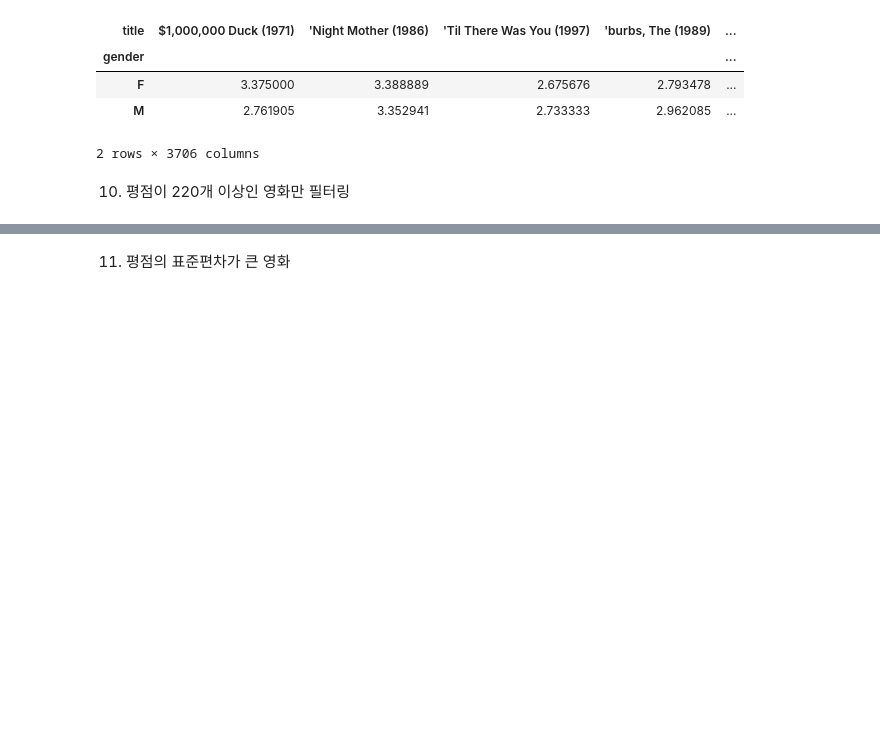
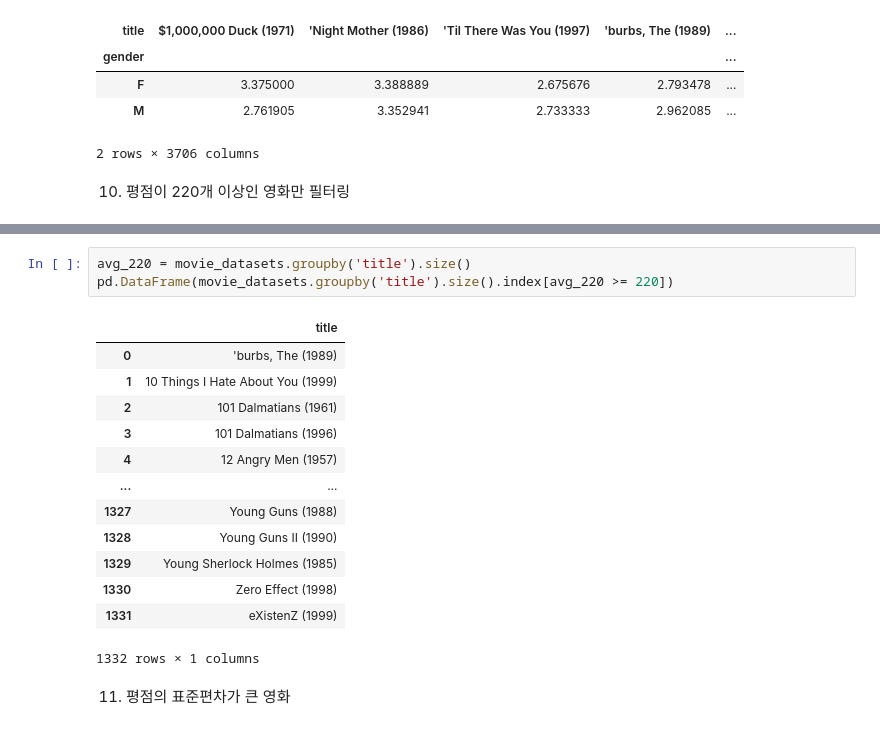
Before and after one commit to dhdmsdud/TIL, a Jupyter notebook: MachinLearning/Pandas[test].ipynb, the cells around one changed output, grey strips where cells are left out. Cells and saved outputs as stored; diff of their text form; blank space fills up the shorter version.

```diff
--- a/MachinLearning/Pandas[test].ipynb
+++ b/MachinLearning/Pandas[test].ipynb
@@ -235,2 +238,19 @@ avg_220_filter
+# %%
+avg_220 = movie_datasets.groupby('title').size()
+pd.DataFrame(movie_datasets.groupby('title').size().index[avg_220 >= 220])
+# %% [output]
+|  | title |
+| 0 | 'burbs, The (1989) |
+| 1 | 10 Things I Hate About You (1999) |
+| 2 | 101 Dalmatians (1961) |
+| 3 | 101 Dalmatians (1996) |
+| 4 | 12 Angry Men (1957) |
+| ... | ... |
+| 1327 | Young Guns (1988) |
+| 1328 | Young Guns II (1990) |
+| 1329 | Young Sherlock Holmes (1985) |
+| 1330 | Zero Effect (1998) |
+| 1331 | eXistenZ (1999) |
+1332 rows × 1 columns
 # %% [markdown]
 11. 평점의 표준편차가 큰 영화
```
Also changed, not shown: parts of 7 cells of this notebook, 4 other files.
